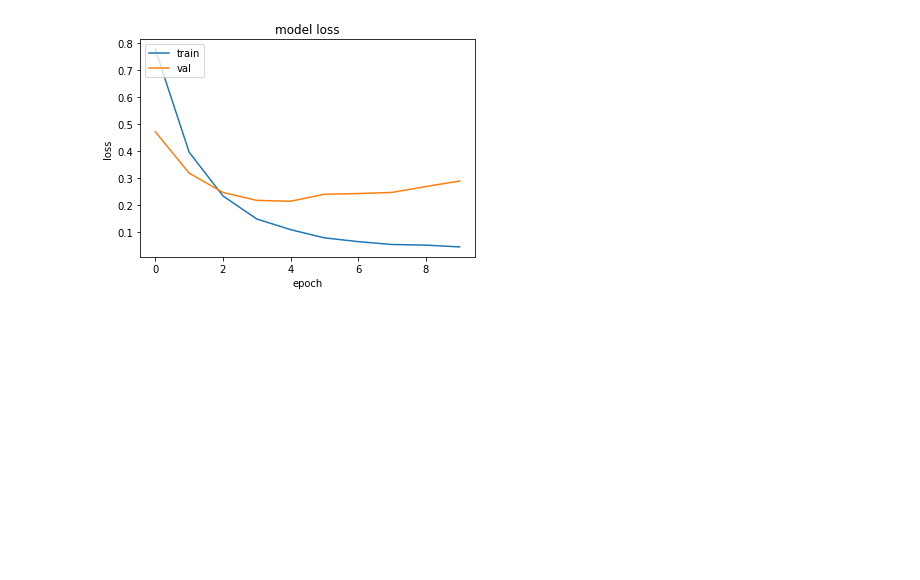
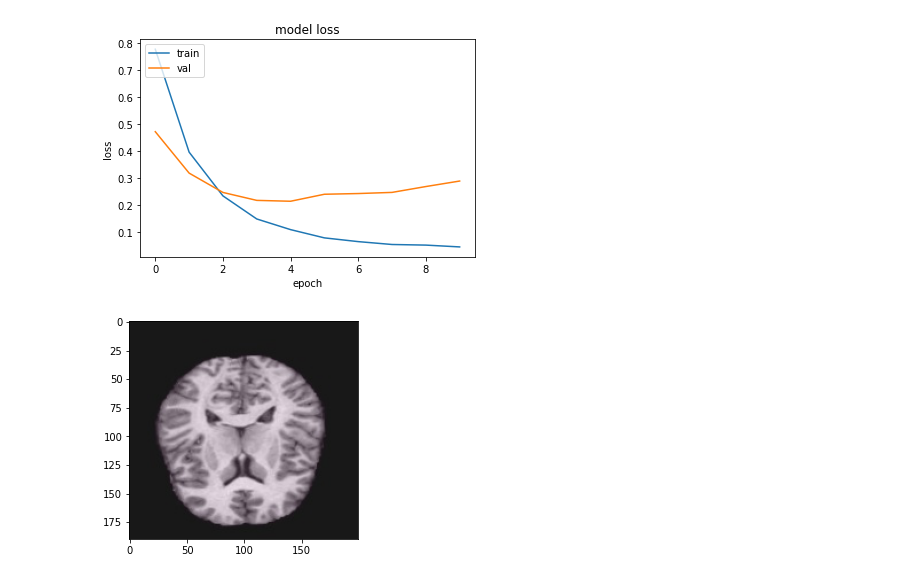
Before and after one commit to VictorFu0717/AI, a Jupyter notebook: Alzheimer_Classification.ipynb, the cells around one changed output. Saved outputs shown, nothing was run; the diff lists cells and outputs as text; code cells hidden in the pictures; blank space fills up the shorter version.

```diff
--- a/Alzheimer_Classification.ipynb
+++ b/Alzheimer_Classification.ipynb
@@ -247,28 +247,34 @@ plt.show()
 [figure]
 # %%
 # predict
+import matplotlib.pyplot as plt
+import matplotlib.image as img
+
+predict_path = image_df["Filepath"][200]
+
+image = img.imread(predict_path)                       # 讀取圖片
+plt.imshow(image)                                    # 在圖表中繪製圖片
+plt.show()                                           # 顯示圖表
 
 img = keras.preprocessing.image.load_img(
-    image_df["Filepath"][1000], target_size=(224, 224)
+    predict_path, target_size=(224, 224)
 )
 img_array = keras.preprocessing.image.img_to_array(img)
 img_array = tf.expand_dims(img_array, 0)  # Create batch axis
 
 predictions = model.predict(img_array)
 predictions
 score = predictions[0]
 map = dict(enumerate(train_images.class_indices))
 print('map:',map)
 
 def mapping(score):
   map = dict(enumerate(train_images.class_indices))
   for i in range(4):
     if score[i] == 1.0:
       return map[i]
 
 print('predict:',mapping(score))
-
-
-
 print('actual:',image_df["Label"][1000])
 # %% [output]
+[figure, added]
```
Also changed, not shown: parts of 1 cell of this notebook.
